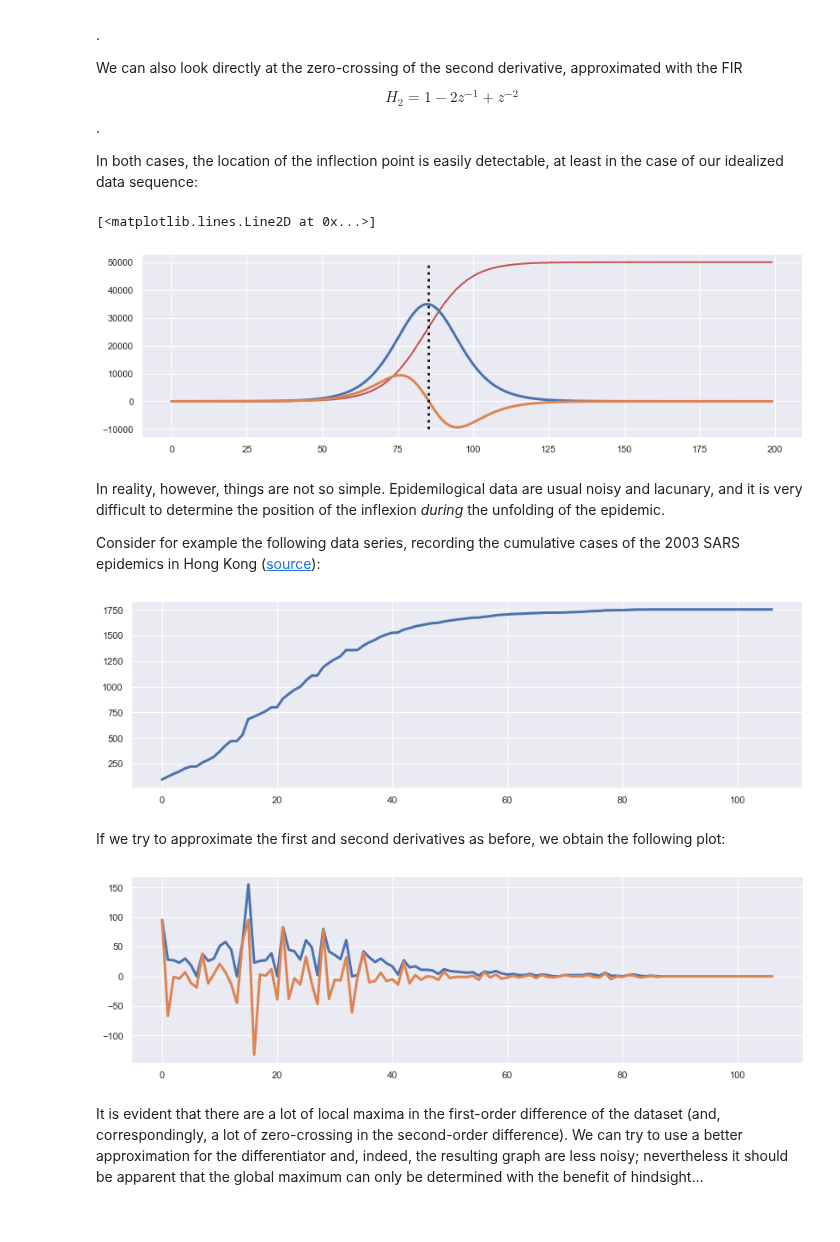
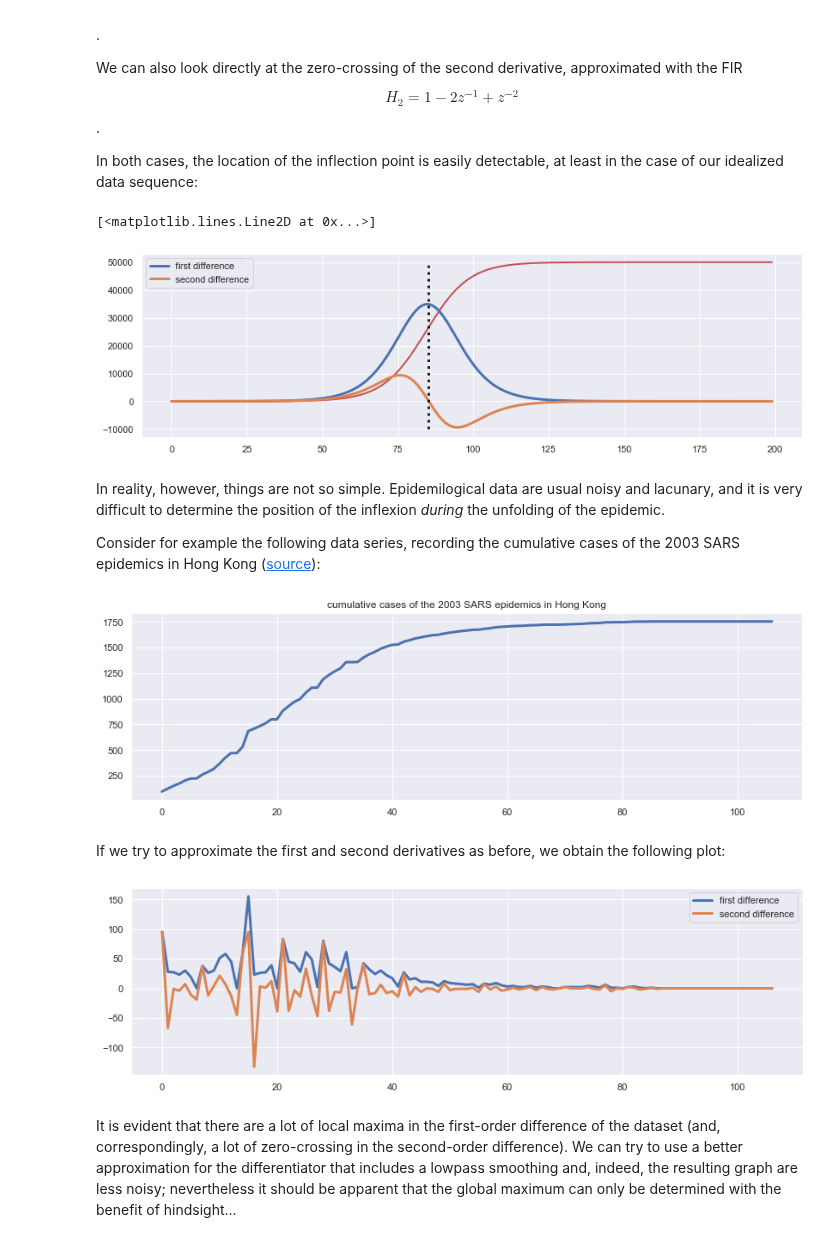
Before and after one commit to prandoni/COM303, a Jupyter notebook: COVID19/COVID19.ipynb, the cells around one changed output. Drawn from its saved outputs; the diff is of its cells as text; code cells hidden in the pictures.

Commit message:
legends

```diff
--- a/COVID19/COVID19.ipynb
+++ b/COVID19/COVID19.ipynb
@@ -189,14 +189,15 @@ In both cases, the location of the inflection point is easily detectable, at lea
 x = logistic(np.arange(0, D), R, K)
 x1 = sp.lfilter([1, -1], [1] , x)
 plt.plot(0.05 * x, 'r', linewidth=2);
-plt.plot(x1);
-plt.plot(5 * sp.lfilter([1, -2, 1], [1] , x));
+plt.plot(x1, label=r'first difference');
+plt.plot(5 * sp.lfilter([1, -2, 1], [1] , x), label=r'second difference');
+plt.legend();
 
 ix = np.argmax(x1)
 plt.plot([ix, ix], [-10000, 50000], 'k:')
 # %% [output]
 [<matplotlib.lines.Line2D at 0x...>]
-[figure, old version]
+[figure, new version]
 # %% [markdown]
 In reality, however, things are not so simple. Epidemilogical data are usual noisy and lacunary, and it is very difficult to determine the position of the inflexion _during_ the unfolding of the epidemic.
 
@@ -204,24 +205,26 @@ Consider for example the following data series, recording the cumulative cases o
 # %%
 hk_sars = np.array([95, 123, 150, 173, 203, 222, 222, 260, 286, 316, 367, 425, 470, 470, 530, 685, 708, 734, 761, 800, 800, 883,
                     928, 970, 998, 1059, 1108, 1110, 1190, 1232, 1268, 1297, 1358, 1358, 1360, 1402, 1434, 1458, 1488, 1510, 1527,
                     1530, 1557, 1572, 1589, 1600, 1611, 1621, 1625, 1637, 1646, 1654, 1661, 1667, 1674, 1675, 1683, 1689, 1698,
                     1703, 1706, 1710, 1712, 1714, 1718, 1719, 1722, 1724, 1724, 1724, 1726, 1728, 1730, 1732, 1736, 1739, 1740,
                     1746, 1747, 1748, 1748, 1750, 1753, 1754, 1754, 1755, 1755, 1755, 1755, 1755, 1755, 1755, 1755, 1755, 1755,
                     1755, 1755, 1755, 1755, 1755, 1755, 1755, 1755, 1755, 1755, 1755, 1755], dtype='float')
 
 plt.plot(hk_sars);
+plt.title("cumulative cases of the 2003 SARS epidemics in Hong Kong");
 # %% [output]
-[figure, old version]
+[figure, new version]
 # %% [markdown]
 If we try to approximate the first and second derivatives as before, we obtain the following plot:
 # %%
 d1 = sp.lfilter([1, -1], [1] , hk_sars)
 d2 = sp.lfilter([1, -2, 1], [1] , hk_sars)
 
-plt.plot(d1);
-plt.plot(d2);
+plt.plot(d1, label=r'first difference');
+plt.plot(d2, label=r'second difference');
+plt.legend();
 # %% [output]
-[figure, old version]
+[figure, new version]
 # %% [markdown]
-It is evident that there are a lot of local maxima in the first-order difference of the dataset (and, correspondingly, a lot of zero-crossing in the second-order difference). We can try to use a better approximation for the differentiator and, indeed, the resulting graph are less noisy; nevertheless it should be apparent that the global maximum can only be determined with the benefit of hindsight...
+It is evident that there are a lot of local maxima in the first-order difference of the dataset (and, correspondingly, a lot of zero-crossing in the second-order difference). We can try to use a better approximation for the differentiator that includes a lowpass smoothing and, indeed, the resulting graph are less noisy; nevertheless it should be apparent that the global maximum can only be determined with the benefit of hindsight...
 # %%
```
Also changed, not shown: parts of 2 cells of this notebook.
